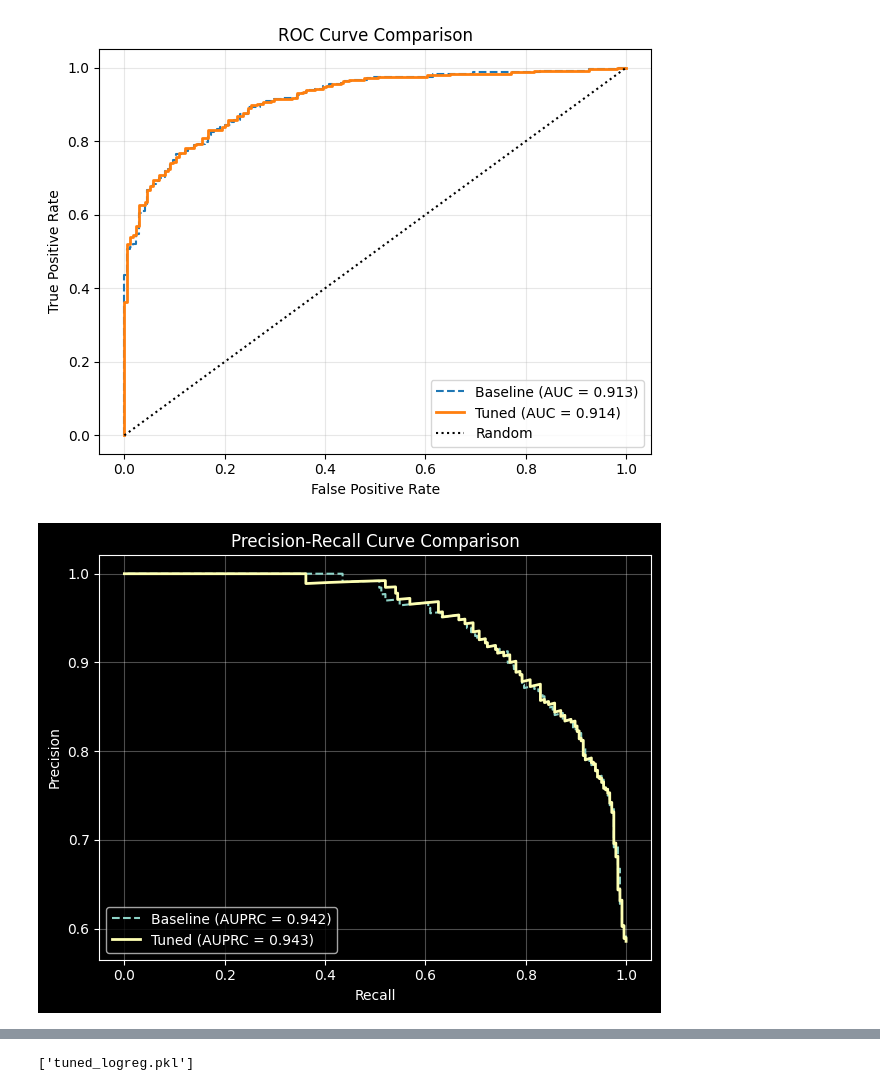
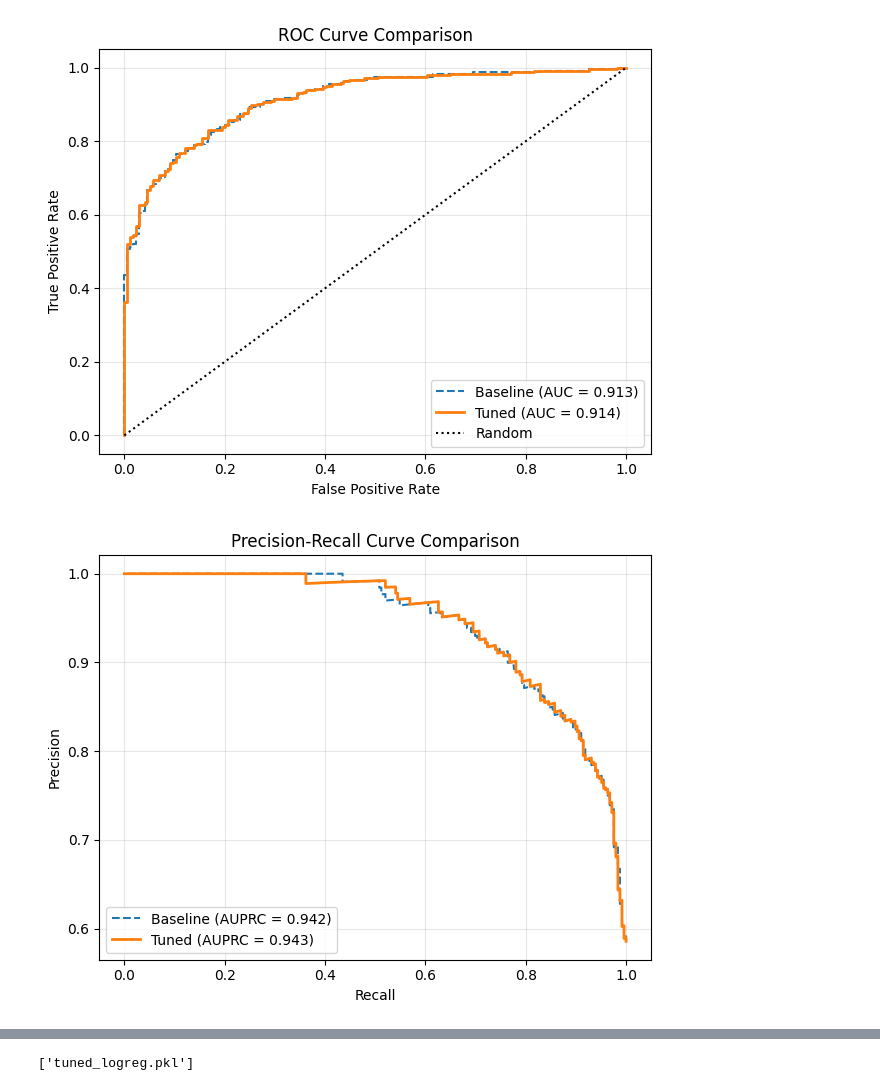
Before and after one commit to isumakm/Weather-Prediction-and-Crop-Recommendation-System-, a Jupyter notebook: 05-LogisticRegression_Model.ipynb, the cells around one changed output, grey strips where cells are left out. Saved outputs shown, nothing was run; the diff lists cells and outputs as text; code cells hidden in the pictures.

```diff
--- a/05-LogisticRegression_Model.ipynb
+++ b/05-LogisticRegression_Model.ipynb
@@ -15,8 +14,7 @@ from sklearn.compose import ColumnTransformer
 from sklearn.preprocessing import OneHotEncoder, StandardScaler
 from sklearn.impute import SimpleImputer
 # %%
-# Load data and create scenario groups
-DATA_PATH = r'C:\\Users\\manur\\OneDrive\\Documents\\Multi_Crop_Ranking_\\Multi_Crop_Ranking\\Notebooks\\Models\\Crop_training_data_FULL_F1.csv'
+DATA_PATH = r'C:\Users\manur\OneDrive\Desktop\DSGP\Weather-Prediction-and-Crop-Recommendation-System-\Data\df_with_scenario.csv'
 df = pd.read_csv(DATA_PATH)
 
 ENV_COLS = [
@@ -189,25 +183,24 @@ plt.show()
 # %%
 # PR curves
 prec_base, rec_base, _ = precision_recall_curve(y_test, baseline_proba)
 prec_tuned, rec_tuned, _ = precision_recall_curve(y_test, tuned_proba)
 pr_auc_base = auc(rec_base, prec_base)
 pr_auc_tuned = auc(rec_tuned, prec_tuned)
 
 plt.figure(figsize=(12,5))
 plt.subplot(1,2,2)
 plt.plot(rec_base, prec_base, label=f'Baseline (AUPRC = {pr_auc_base:.3f})', linestyle='--')
 plt.plot(rec_tuned, prec_tuned, label=f'Tuned (AUPRC = {pr_auc_tuned:.3f})', linewidth=2)
-plt.style.use('dark_background')
 plt.xlabel('Recall')
 plt.ylabel('Precision')
 plt.title('Precision‑Recall Curve Comparison')
 plt.legend()
 plt.grid(alpha=0.3)
 
 plt.tight_layout()
 plt.show()
 # %% [output]
-[figure, old version]
+[figure, new version]
 # %%
 # Confusion Matrix
 tuned_pred = best_model.predict(X_test)
```
Also changed, not shown: parts of 5 cells of this notebook, 5 other files.
